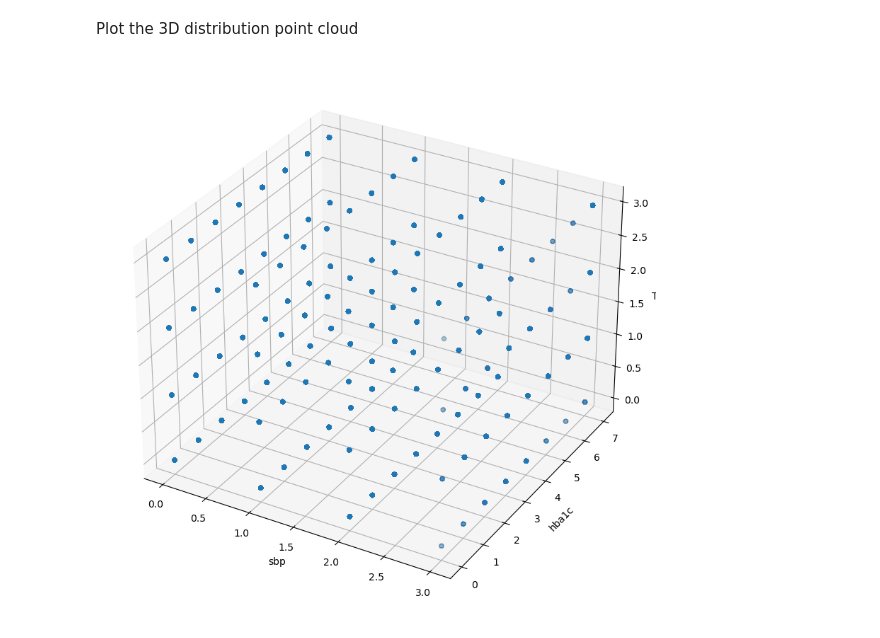
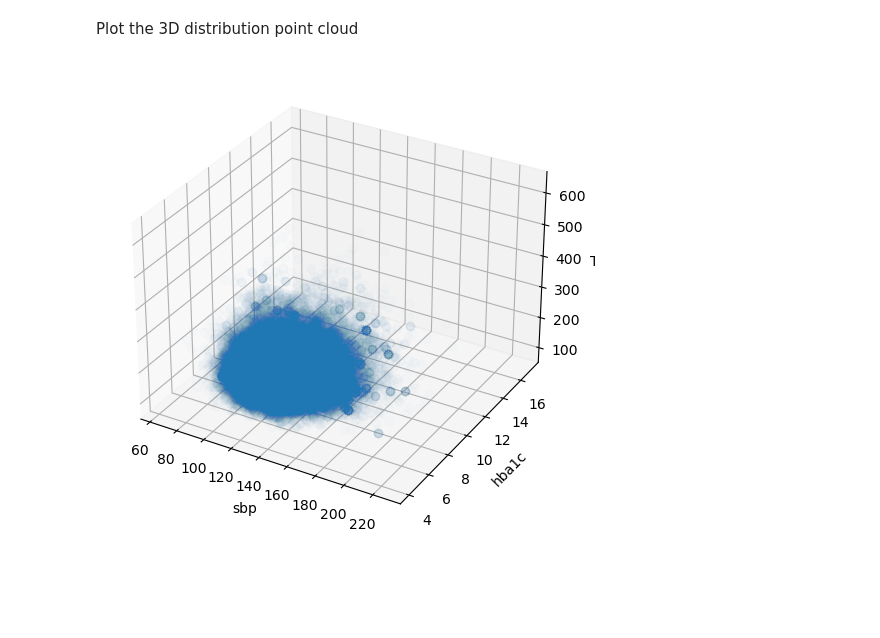
Before and after one commit to tian1327/Accord-RL, a Jupyter notebook: DOPE/BPClass/model.ipynb, the cells around one changed output. Cells and saved outputs as stored; diff of their text form; code cells hidden in the pictures; blank space fills up the shorter version.

```diff
--- a/DOPE/BPClass/model.ipynb
+++ b/DOPE/BPClass/model.ipynb
@@ -631,15 +612,16 @@ Plot the 3D distribution point cloud
 # %%
 # plot the 3D scatter plot between sbp, hba1c, and TC
 from mpl_toolkits.mplot3d import Axes3D
-fig = plt.figure(figsize=(10,10))
+fig = plt.figure(figsize=(6,6))
 ax = fig.add_subplot( projection='3d')
-ax.scatter(df['sbp_discrete'], df['hba1c_discrete'], df['TC_discrete'], alpha=0.01)
+# ax.scatter(df['sbp'], df['hba1c'], df['TC'], alpha=0.01)
+ax.plot3D(df['sbp'], df['hba1c'], df['TC'], 'o', alpha=0.01)
 ax.set_xlabel('sbp')
 ax.set_ylabel('hba1c')
 ax.set_zlabel('TC')
 plt.show()
 # %% [output]
-[figure, old version]
+[figure, new version]
 # %%
 df.info()
 # %% [output]
```
Also changed, not shown: parts of 18 cells of this notebook.
